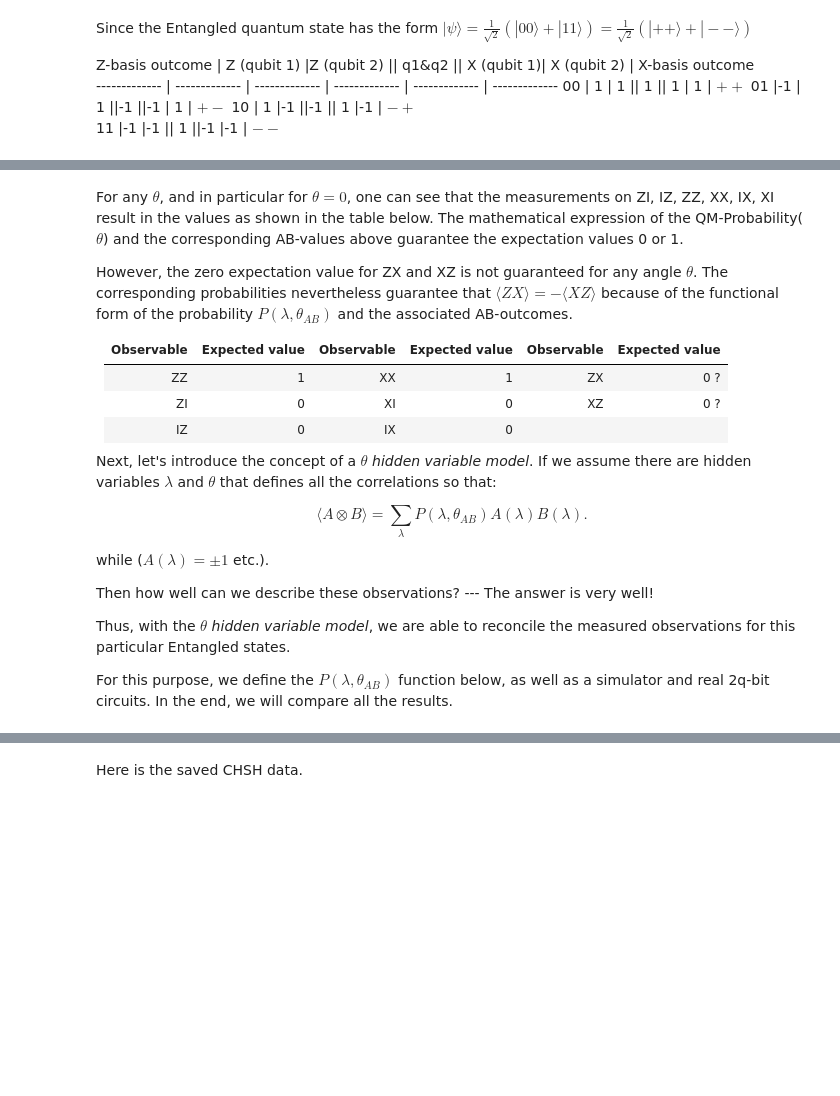
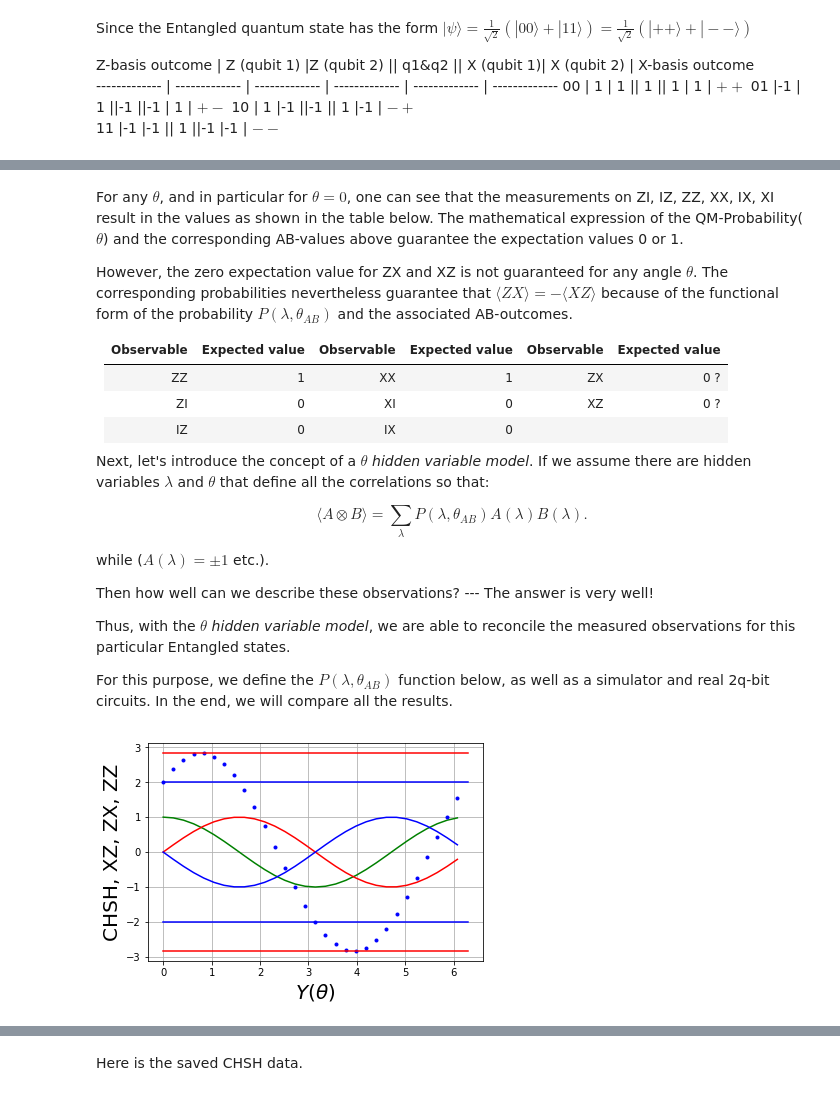
Before and after one commit to VGGatGitHub/Entanglement-Revisited, a Jupyter notebook: Entanglement_Revisited-VGG.ipynb, the cells around one changed output, grey strips where cells are left out. Cells and saved outputs as stored; diff of their text form; code cells hidden in the pictures; blank space fills up the shorter version.

```diff
--- a/Entanglement_Revisited-VGG.ipynb
+++ b/Entanglement_Revisited-VGG.ipynb
@@ -368,7 +424,7 @@ ZI  | 0   |XI  | 0  | XZ  | 0 ?
 IZ  | 0   |IX  | 0  |   |
 
 Next, let's introduce the concept of a *$\theta$ hidden variable model*.
-If we assume there are hidden variables $\lambda$ and $\theta$ that defines all the correlations so that:
+If we assume there are hidden variables $\lambda$ and $\theta$ that define all the correlations so that:
 
 $$\langle A\otimes B\rangle = \sum_\lambda P(\lambda,\theta_{AB}) A(\lambda) B(\lambda).$$
 
@@ -400,0 +471,12 @@ ZZXXZX_XZ_value =  lambda x : np.dot(ZZXXZX_XZP(x),[1,-1,-1,1]);
+# %%
+plt.plot(thetaData,ZZdata,'g-', thetaData,XZdata,'r-', thetaData,ZXdata,'b-', thetaData,CHSHdata,'b.')
+plt.plot([0, 2*np.pi], [2, 2], 'b-')
+plt.plot([0, 2*np.pi], [-2, -2], 'b-')
+plt.plot([0, 2*np.pi], [2*np.sqrt(2), 2*np.sqrt(2)], 'r-')
+plt.plot([0, 2*np.pi], [-2*np.sqrt(2), -2*np.sqrt(2)], 'r-')
+plt.grid()
+plt.ylabel('CHSH, XZ, ZX, ZZ', fontsize=20)
+plt.xlabel(r'$Y(\theta)$', fontsize=20)
+plt.show()
+# %% [output]
+[figure, added]
```
Also changed, not shown: parts of 26 cells of this notebook, 2 other files.
